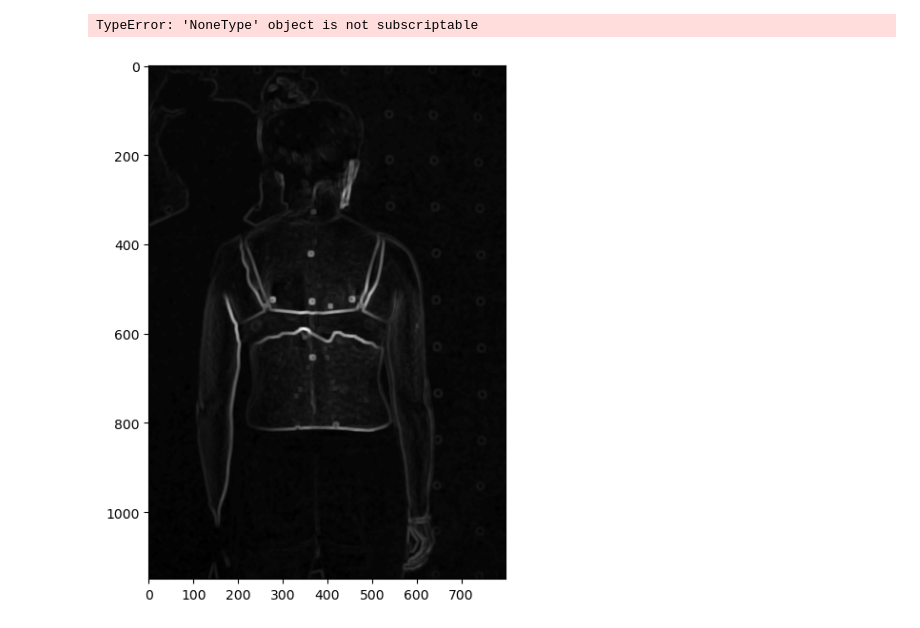
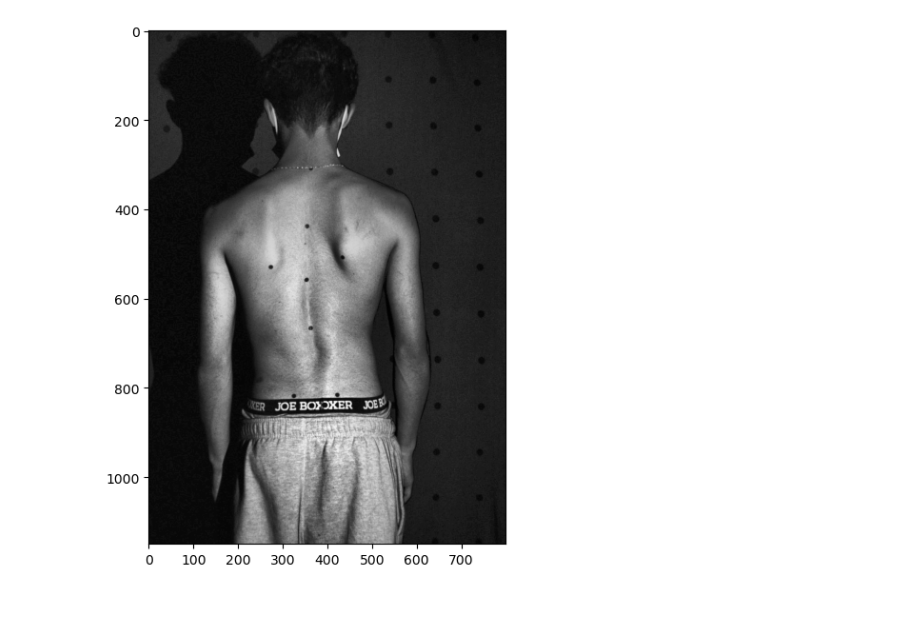
Before and after one commit to ghazalebra/interface_scoliose, a Jupyter notebook: automatic_crop.ipynb, the cells around one changed output. Cells and saved outputs as stored; diff of their text form; code cells hidden in the pictures.

```diff
--- a/automatic_crop.ipynb
+++ b/automatic_crop.ipynb
@@ -10,23 +11,21 @@ import marker_detection
 # Étend la taille des figures
 plt.rcParams["figure.figsize"] = (12, 7)
 # %%
-image = cv2.imread(r'C:\Users\LEA\Desktop\Poly\H2023\Projet3\Data\Ete_2022\Participant05\autocorrection\Prise01\intensity\auto_01_010457_I_0.jpg')
-crop = (350, 1500, 200, 1000)
+image = cv2.imread(r'D:\StageE23\Data\Ete_2022\Participant13\autocorrection\Prise01\intensity\auto_01_010651_I_0.jpg')
+w1, w2, h1, h2 = 350, 1500, 200, 1000
 
-image = marker_detection.preprocess(image, crop)[0]
+image = marker_detection.preprocess(image, w1, w2, h1, h2)[0]
 
 plt.imshow(image, cmap='gray')
 plt.show()
 # %% [output]
-TypeError: 'NoneType' object is not subscriptable
+[figure, added]
 # %%
 w = image.shape[0]
 h = image.shape[1]
 im_std = generic_filter(image, np.std, 9, mode='nearest').reshape(w,h)
 plt.imshow(im_std, cmap='gray')
 plt.show()
-# %% [output]
-[figure, removed]
 # %%
 mean = im_std.mean()
 max = im_std.max()
```
Also changed, not shown: parts of 10 cells of this notebook.
